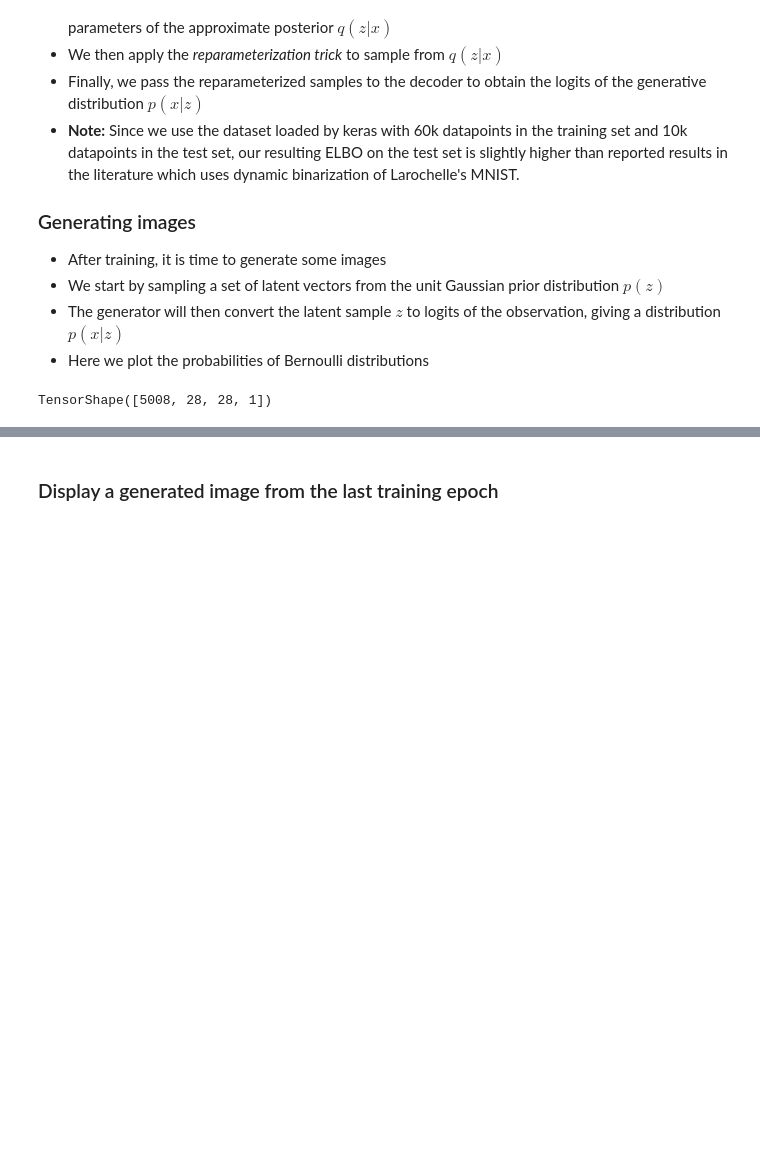
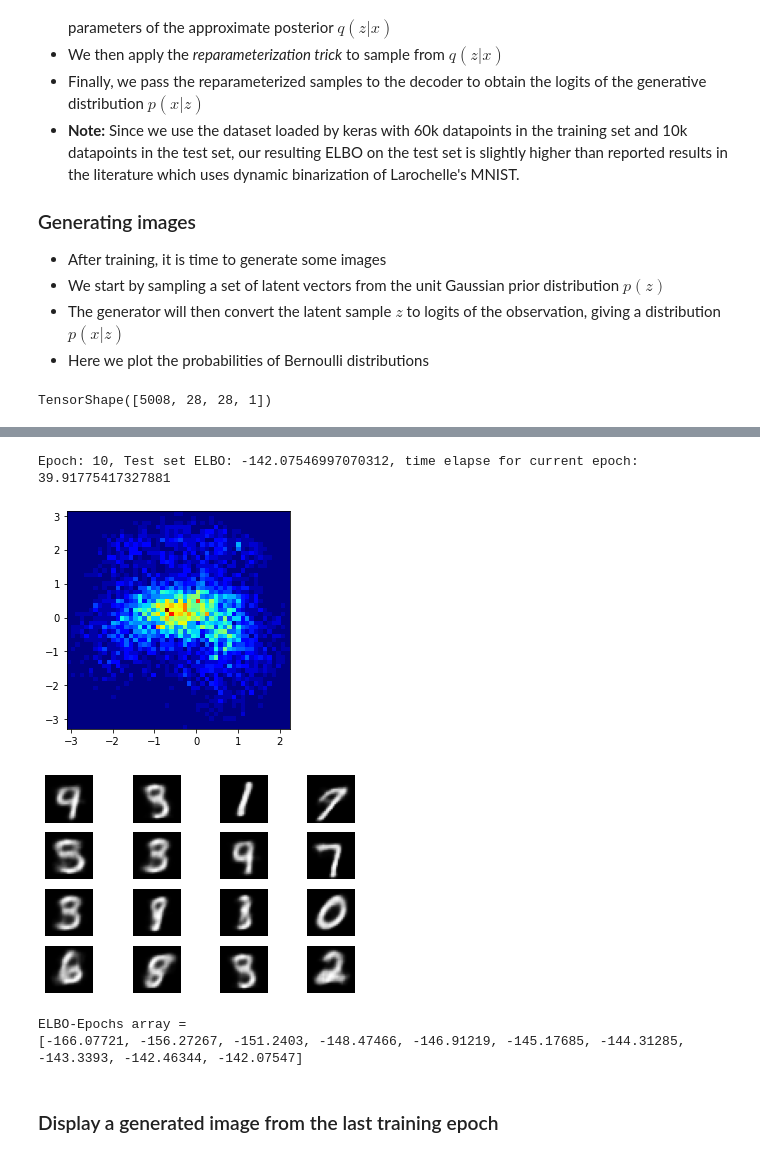
Before and after one commit to mbaddar1/wias_uq_rl, a Jupyter notebook: vae/nb/cvae-variations.ipynb, the cells around one changed output, grey strips where cells are left out. Cells and saved outputs as stored; diff of their text form; code cells hidden in the pictures; blank space fills up the shorter version.

```diff
--- a/vae/nb/cvae-variations.ipynb
+++ b/vae/nb/cvae-variations.ipynb
@@ -280,22 +280,28 @@ generate_and_save_images(model, 0, test_sample)
 # %%
 elbo_epochs = [0]*epochs
 for epoch in range(1, epochs + 1):
     start_time = time.time()
     for train_x in train_dataset:
         train_step(model, train_x, optimizer)
     end_time = time.time()
 
     loss = tf.keras.metrics.Mean()
     for test_x in test_dataset:
         loss(compute_loss(model, test_x))
     elbo = -loss.result()
-    print(f'type of elbo = {type(elbo)}')
-    elbo_epochs[epoch] = elbo.numpy()[0]
+    # print(f'type of elbo = {type(elbo)}')
+    elbo_epochs[epoch-1] = elbo.numpy()
     display.clear_output(wait=False)
     print('Epoch: {}, Test set ELBO: {}, time elapse for current epoch: {}'
         .format(epoch, elbo, end_time - start_time))
     generate_and_save_images(model, epoch, test_sample)
     print(f'ELBO-Epochs array = \n{elbo_epochs}')
+# %% [output]
+Epoch: 10, Test set ELBO: -142.07546997070312, time elapse for current epoch: 39.91775417327881
+[figure, added]
+[figure, added]
+ELBO-Epochs array =
+[-166.07721, -156.27267, -151.2403, -148.47466, -146.91219, -145.17685, -144.31285, -143.3393, -142.46344, -142.07547]
 # %% [markdown]
 ### Display a generated image from the last training epoch
 # %%
```
Also changed, not shown: parts of 5 cells of this notebook.
